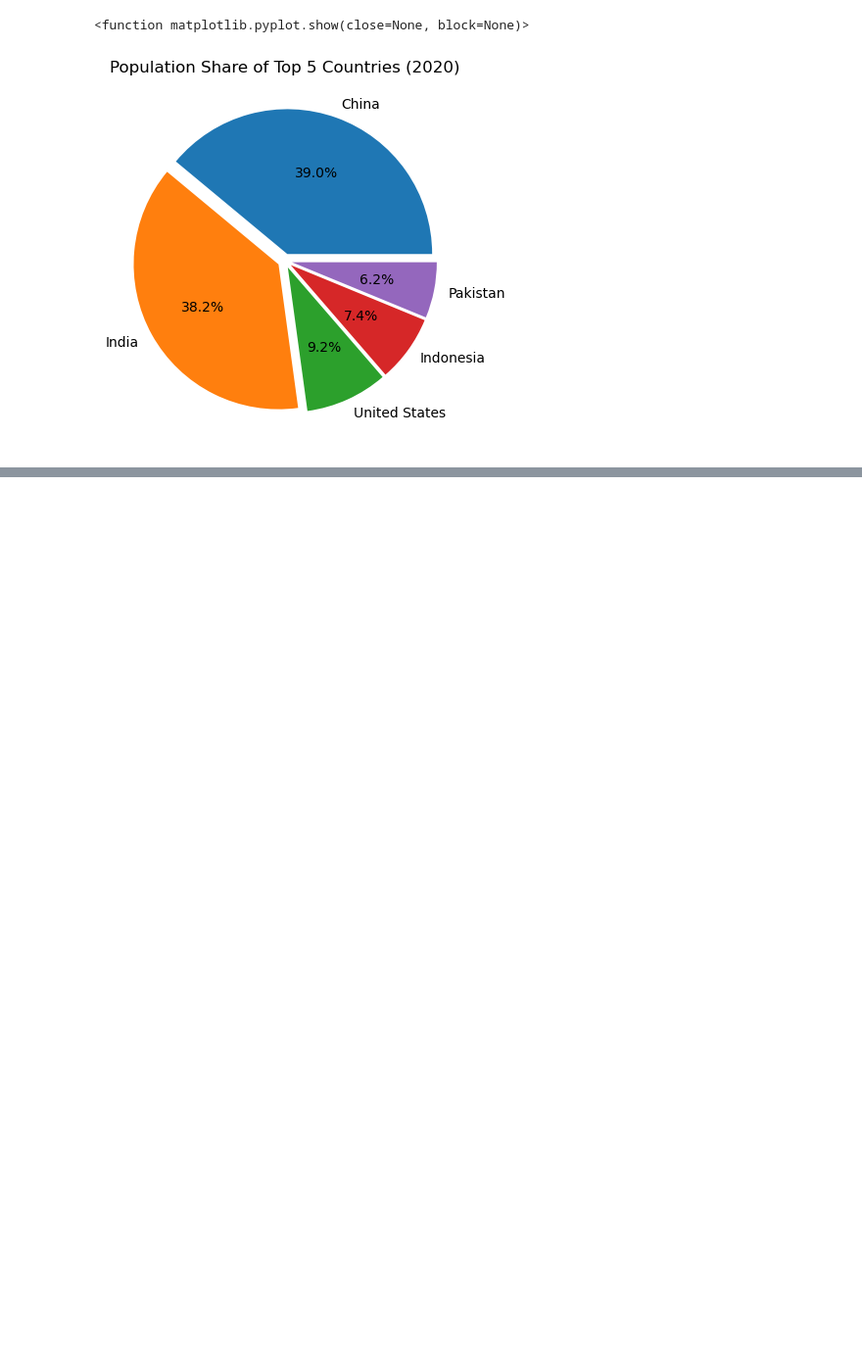
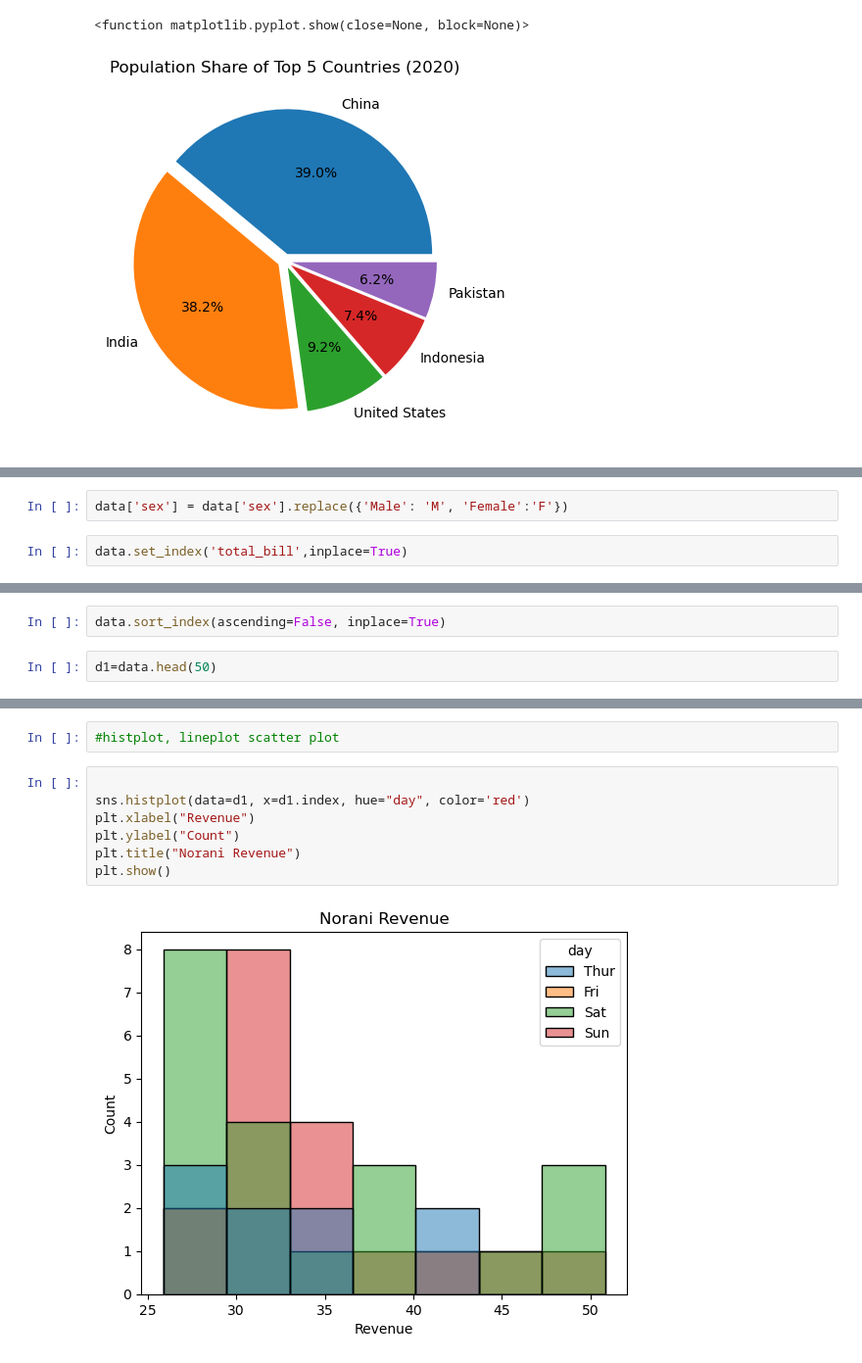
Before and after one commit to Wasiqmanzoor90/Garbage-Data, a Jupyter notebook: Metaplolib/index.ipynb, the cells around one changed output, grey strips where cells are left out. Shown at 98% size. Cells and saved outputs as stored; diff of their text form; blank space fills up the shorter version.

```diff
--- a/Metaplolib/index.ipynb
+++ b/Metaplolib/index.ipynb
@@ -82,0 +109,4 @@ plt.show
+# %%
+data['sex'] = data['sex'].replace({'Male': 'M', 'Female':'F'})
+# %%
+data.set_index('total_bill',inplace=True)
@@ -82,0 +123,4 @@ plt.show
+# %%
+data.sort_index(ascending=False, inplace=True)
+# %%
+d1=data.head(50)
@@ -82,0 +148,11 @@ plt.show
+# %%
+#histplot, lineplot scatter plot
+# %%
+
+sns.histplot(data=d1, x=d1.index, hue="day", color='red')
+plt.xlabel("Revenue")
+plt.ylabel("Count")
+plt.title("Norani Revenue")
+plt.show()
+# %% [output]
+[figure, added]
```
Also changed, not shown: parts of 9 cells of this notebook.
